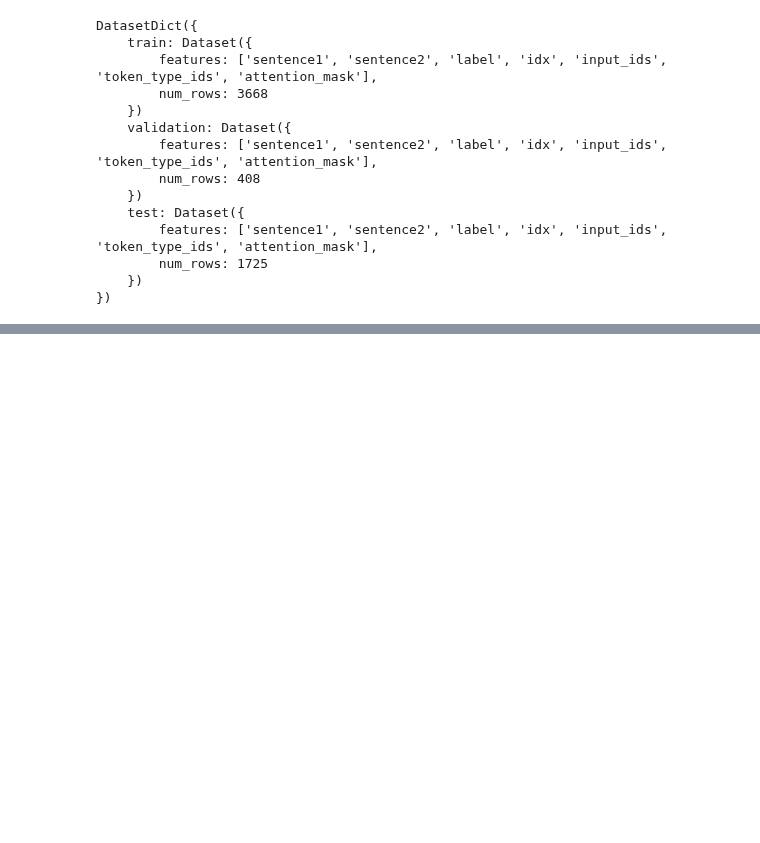
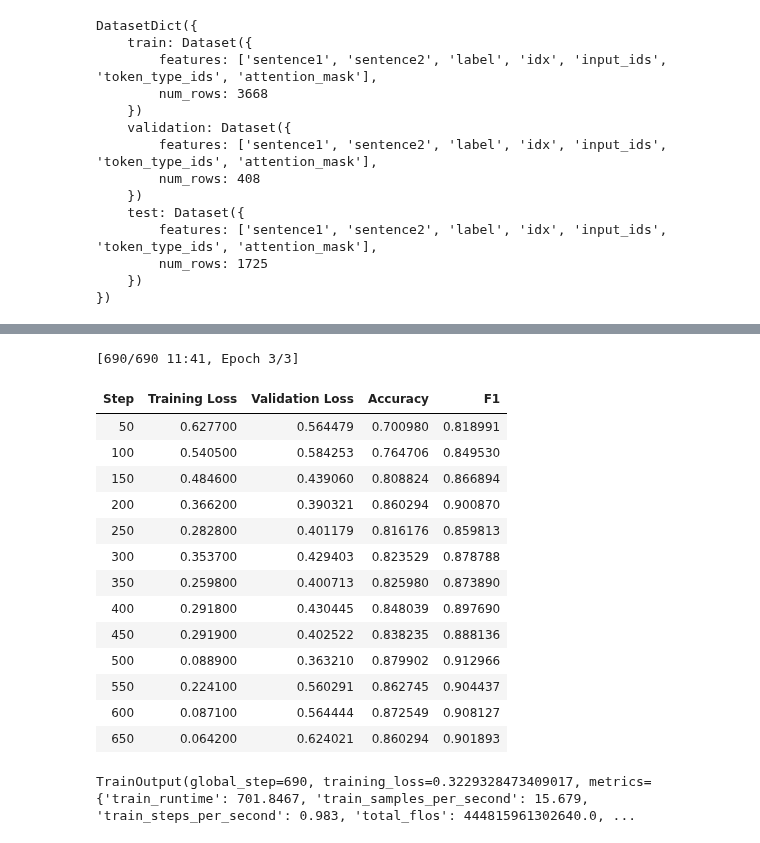
Before and after one commit to bornofdata/artificial_intelligence_exploration, a Jupyter notebook: course/en/chapter1/section3.ipynb, the cells around one changed output, grey strips where cells are left out. Drawn from its saved outputs; the diff is of its cells as text; code cells hidden in the pictures; blank space fills up the shorter version.

```diff
--- a/course/en/chapter1/section3.ipynb
+++ b/course/en/chapter1/section3.ipynb
@@ -369,0 +945,5 @@ DatasetDict({
+# %%
+import evaluate
+
+metric = evaluate.load("glue", "mrpc")
+metric.compute(predictions=preds, references=predictions.label_ids)
@@ -369,0 +962,11 @@ DatasetDict({
+# %%
+# def compute_metrics(eval_preds):
+#   logits, labels = eval_preds
+#   predictions = np.argmax(logits, axis = -1)
+#   return metric.compute(predictions = predictions, references = labels)
+
+def compute_metrics(eval_preds):
+  metric = evaluate.load("glue", "mrpc")
+  logits, labels = eval_preds
+  predictions = np.argmax(logits, axis=-1)
+  return metric.compute(predictions=predictions, references=labels)
@@ -369,0 +998,6 @@ DatasetDict({
+# %%
+from transformers import AutoTokenizer, AutoModelForSequenceClassification
+
+checkpoint = 'bert-base-cased'
+tokenizer = AutoTokenizer.from_pretrained(checkpoint)
+model = AutoModelForSequenceClassification.from_pretrained(checkpoint, num_labels = 2)
@@ -369,0 +1068,6 @@ DatasetDict({
+# %%
+def tokenize_function(examples):
+  return tokenizer(examples["sentence1"], examples["sentence2"], truncation = True)
+
+tokenized_datasets = raw_datasets.map(tokenize_function, batched = True)
+tokenized_datasets
@@ -369,0 +1207,20 @@ DatasetDict({
+# %%
+# Train and automatically log metrics
+trainer.train()
+# %% [output]
+[690/690 11:41, Epoch 3/3]
+| Step | Training Loss | Validation Loss | Accuracy | F1 |
+| 50 | 0.627700 | 0.564479 | 0.700980 | 0.818991 |
+| 100 | 0.540500 | 0.584253 | 0.764706 | 0.849530 |
+| 150 | 0.484600 | 0.439060 | 0.808824 | 0.866894 |
+| 200 | 0.366200 | 0.390321 | 0.860294 | 0.900870 |
+| 250 | 0.282800 | 0.401179 | 0.816176 | 0.859813 |
+| 300 | 0.353700 | 0.429403 | 0.823529 | 0.878788 |
+| 350 | 0.259800 | 0.400713 | 0.825980 | 0.873890 |
+| 400 | 0.291800 | 0.430445 | 0.848039 | 0.897690 |
+| 450 | 0.291900 | 0.402522 | 0.838235 | 0.888136 |
+| 500 | 0.088900 | 0.363210 | 0.879902 | 0.912966 |
+| 550 | 0.224100 | 0.560291 | 0.862745 | 0.904437 |
+| 600 | 0.087100 | 0.564444 | 0.872549 | 0.908127 |
+| 650 | 0.064200 | 0.624021 | 0.860294 | 0.901893 |
+TrainOutput(global_step=690, training_loss=0.3229328473409017, metrics={'train_runtime': 701.8467, 'train_samples_per_second': 15.679, 'train_steps_per_second': 0.983, 'total_flos': 444815961302640.0, ...
```
Also changed, not shown: parts of 86 cells of this notebook.
